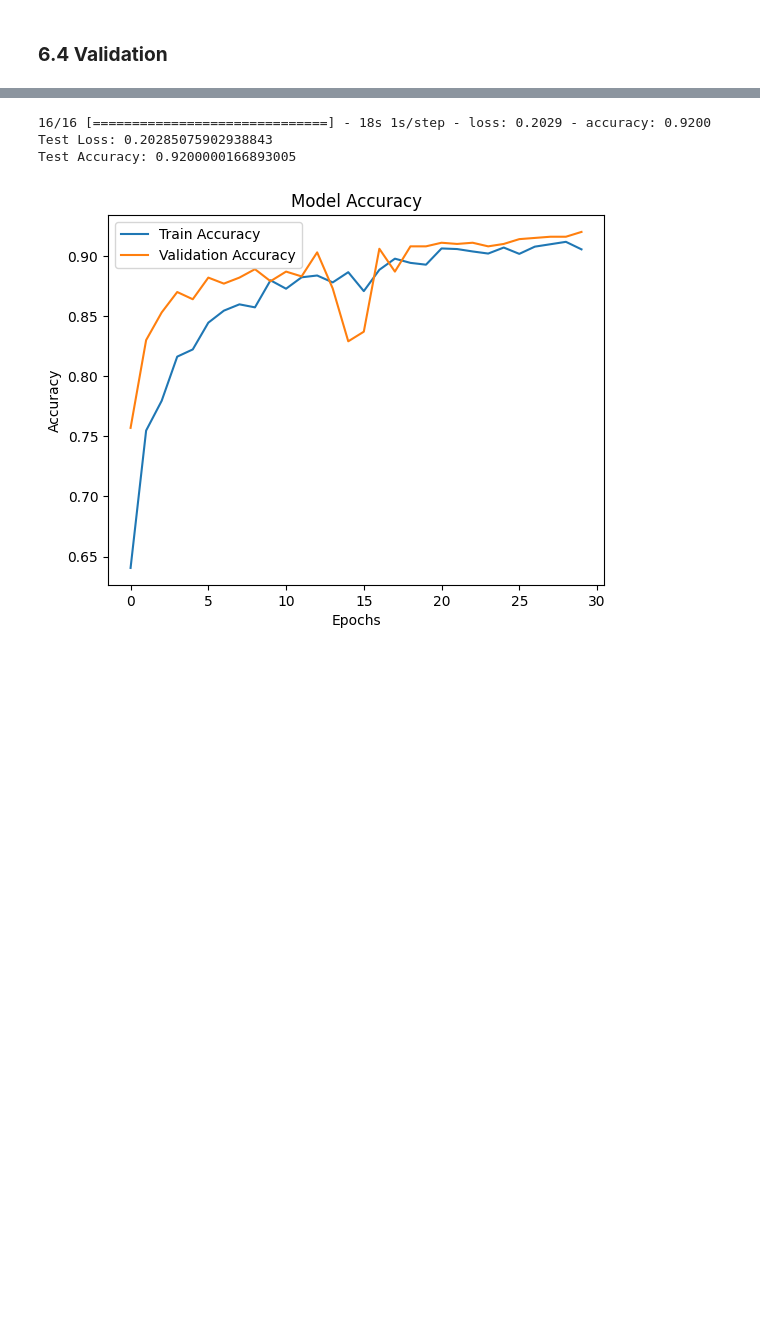
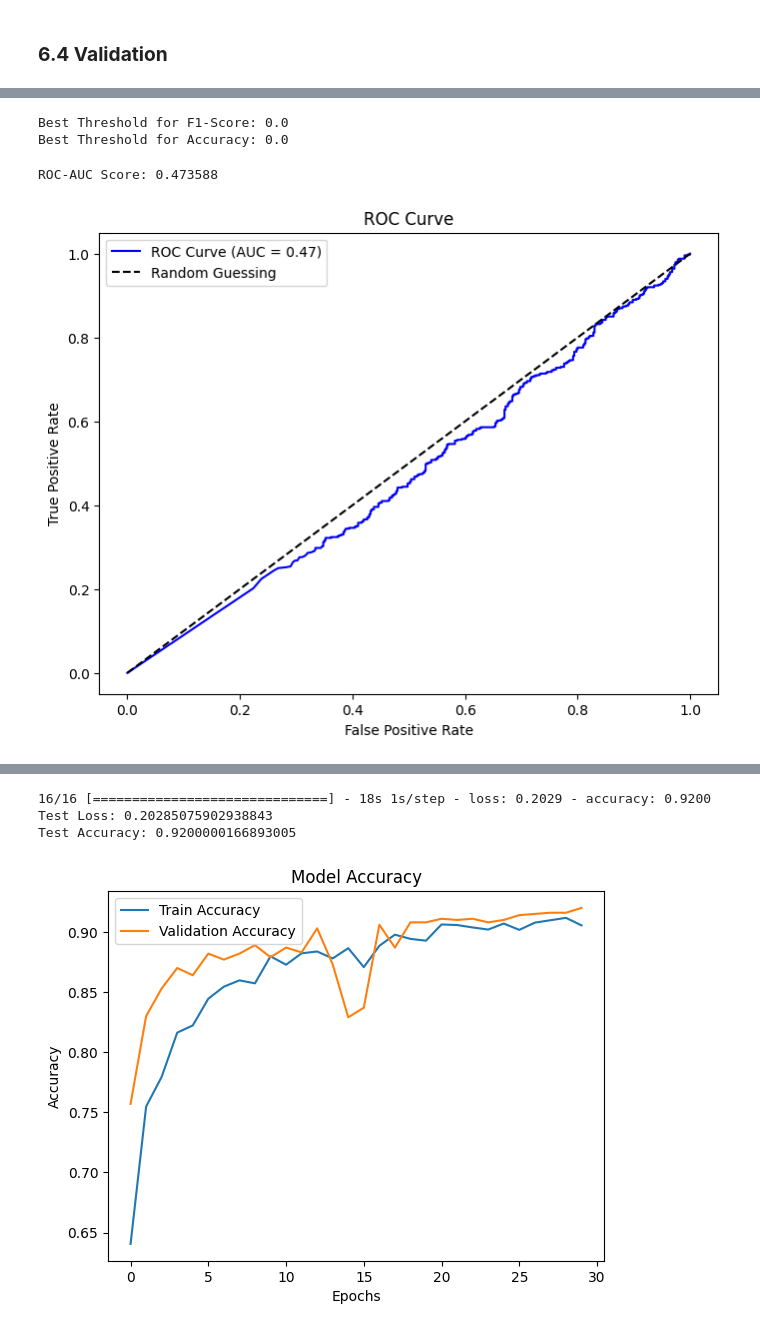
Before and after one commit to Diya-Amith/Data-Science-Project-Galaxy-Morphology-Classification-Using-Deep-Learning-and-Explainable-AI-, a Jupyter notebook: galaxy_morphology_sprial&elliptical.ipynb, the cells around one changed output, grey strips where cells are left out. Cells and saved outputs as stored; diff of their text form; code cells hidden in the pictures; blank space fills up the shorter version.

Commit message:
V2.3 Working with validation accuracies

```diff
--- a/galaxy_morphology_sprial&elliptical.ipynb
+++ b/galaxy_morphology_sprial&elliptical.ipynb
@@ -533,7 +530,7 @@ with open(history_path, 'wb') as file:
 ### **6.4 Validation**
 # %%
 # Load the VGG16 model
-VGG16_model = load_model('/content/drive/MyDrive/galaxy-zoo-the-galaxy-challenge v2/VGG16_modelv2.h5')
+VGG16_model = load_model('/content/drive/MyDrive/galaxy-zoo-the-galaxy-challenge v2/VGG16_history_V3.h5')
 # %%
 # Evaluate the model on the test data
 test_loss, test_accuracy = VGG16_model.evaluate(val_generator)
@@ -607,0 +598,5 @@ Epoch 20/20
+# %%
+# Extract true labels from the test generator
+y_true = val_generator.labels  # Extract true labels
+# %%
+y_pred_probs = VGG16_model.predict(val_generator)
@@ -607,0 +605,47 @@ Epoch 20/20
+# %%
+from sklearn.metrics import precision_recall_fscore_support, accuracy_score
+
+thresholds = [i / 100 for i in range(0, 101)]  # Thresholds from 0 to 1 in steps of 0.01
+f1_scores = []
+accuracies = []
+
+# Loop through thresholds
+for threshold in thresholds:
+    y_pred_classes = (y_pred_probs > threshold).astype(int)  # Apply threshold
+    precision, recall, f1, _ = precision_recall_fscore_support(y_true, y_pred_classes, average='binary')
+    accuracy = accuracy_score(y_true, y_pred_classes)
+
+    f1_scores.append(f1)
+    accuracies.append(accuracy)
+
+# Find the threshold with the highest F1-score or accuracy
+best_threshold_f1 = thresholds[f1_scores.index(max(f1_scores))]
+best_threshold_acc = thresholds[accuracies.index(max(accuracies))]
+
+print(f"Best Threshold for F1-Score: {best_threshold_f1}")
+print(f"Best Threshold for Accuracy: {best_threshold_acc}")
+# %% [output]
+Best Threshold for F1-Score: 0.0
+Best Threshold for Accuracy: 0.0
+# %%
+from sklearn.metrics import roc_curve, roc_auc_score
+
+# Calculate ROC curve
+fpr, tpr, thresholds = roc_curve(y_true, y_pred_probs)
+
+# Calculate AUC
+auc_score = roc_auc_score(y_true, y_pred_probs)
+print(f"ROC-AUC Score: {auc_score}")
+
+# Plot ROC curve
+plt.figure(figsize=(8, 6))
+plt.plot(fpr, tpr, label=f'ROC Curve (AUC = {auc_score:.2f})', color='b')
+plt.plot([0, 1], [0, 1], 'k--', label='Random Guessing')
+plt.xlabel('False Positive Rate')
+plt.ylabel('True Positive Rate')
+plt.title('ROC Curve')
+plt.legend()
+plt.show()
+# %% [output]
+ROC-AUC Score: 0.473588
+[figure, added]
```
Also changed, not shown: parts of 30 cells of this notebook.
